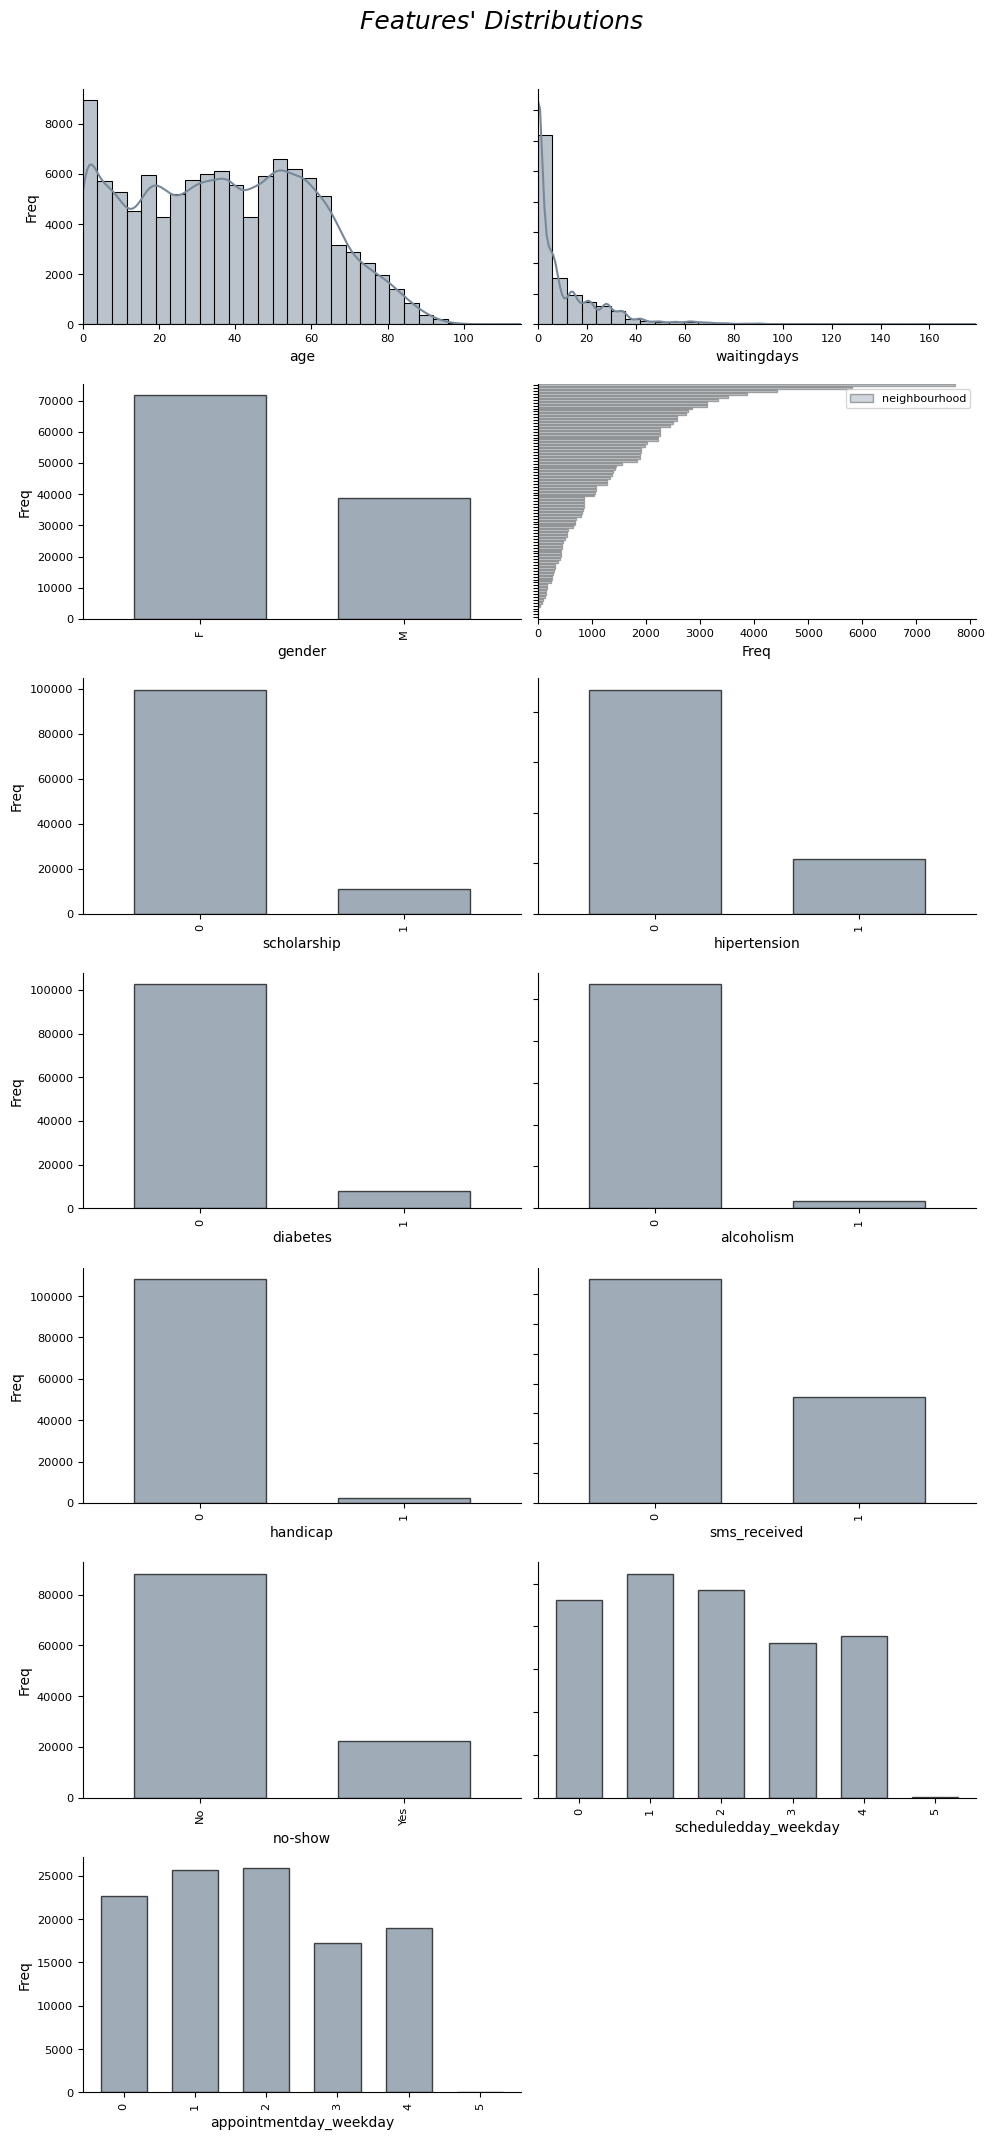
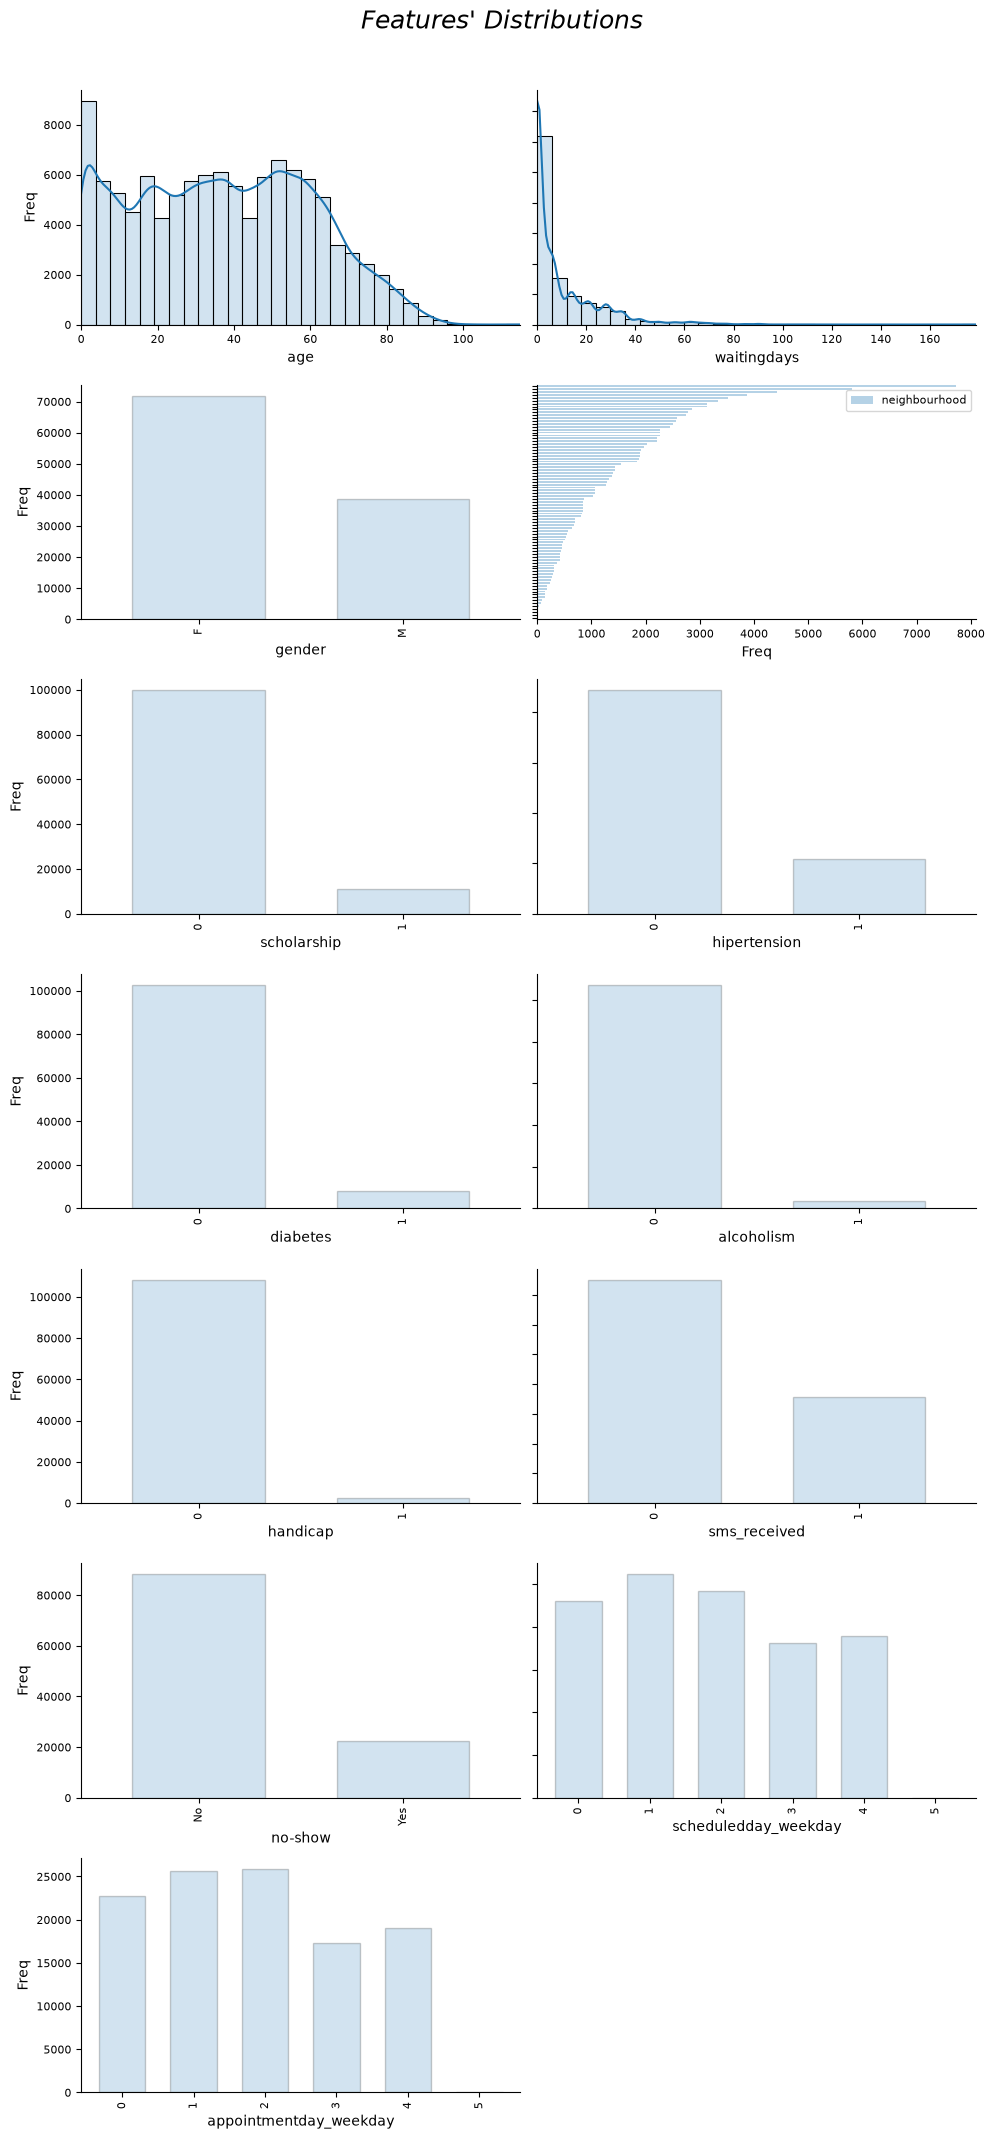
The change to this notebook cell's code, shown as a diff; its figure went from the first image to the second:
--- before
+++ after
@@ -22,6 +22,5 @@
 
         # Create a histogram plot for every continuous feature
-        #df[column].plot(kind='hist', bins=30, alpha=.3, edgecolor='k', sharey=True)
-        sns.histplot(x=df[column], bins=30, kde=True, color='lightslategray')
+        sns.histplot(x=df[column], bins=30, kde=True, alpha=.2)
 
         # Adjust x, and y axis
@@ -40,5 +39,5 @@
         if column == 'neighbourhood':  # We selcted bc it's a nominal category
             # Display bars by values' order
-            df[column].value_counts().sort_values().plot(kind='barh', width=.65, color='lightslategray', alpha=.33, edgecolor='k', label=column)
+            df[column].value_counts().sort_values().plot(kind='barh', width=.65, alpha=.33, label=column)
             plt.legend()
             plt.xlabel('Freq', fontsize=10)
@@ -47,14 +46,16 @@
 
         else:
-            df[column].value_counts().sort_index().plot(kind='bar', width=.65, color='lightslategray',
-                                                        alpha=.7, edgecolor='k', sharey=True)
+            df[column].value_counts().sort_index().plot(kind='bar', width=.65, #color='lightslategray',
+                                                        alpha=.2, edgecolor='k', sharey=True)
             # Adjust x, and y axis label size
             plt.xlabel(column, fontsize=10)
             plt.ylabel('Freq', fontsize=10)
 
+        # Increment plot
         countplot+=1
         
     plt.suptitle(" Features' Distributions", fontsize=18, y=1.015, style='italic')
-    
+
+    # Ajust padding between plots
     plt.tight_layout()
 

Commit: Changed color in univariate plot and deleted some extra codes